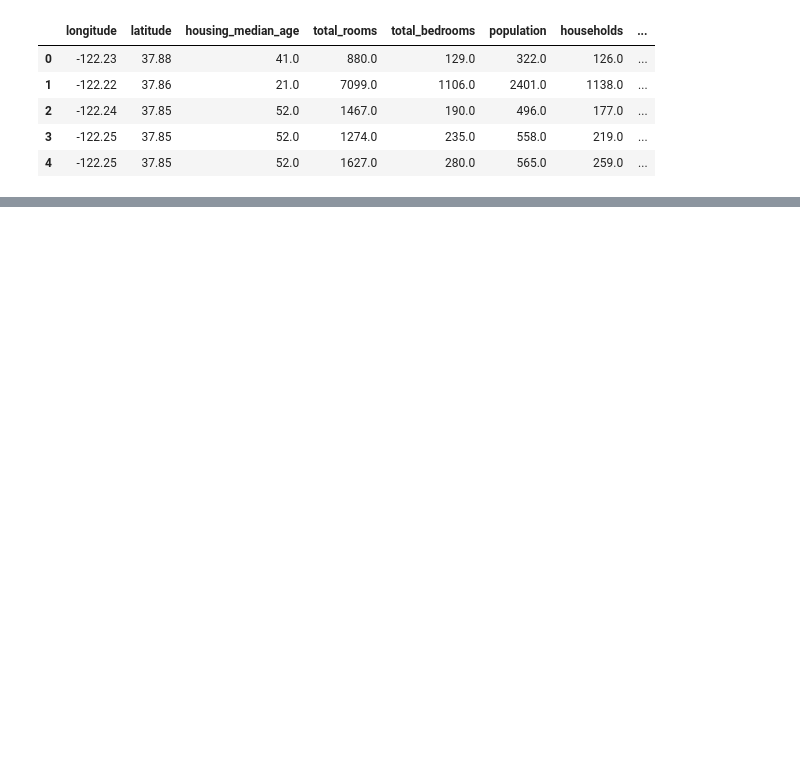
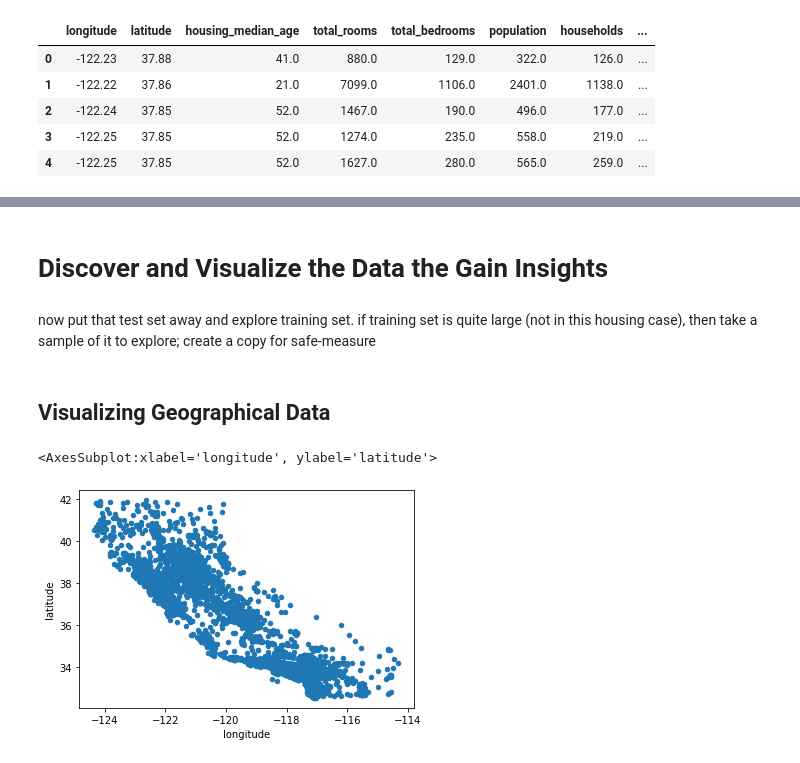
Before and after one commit to phelps-matthew/Coding-Exercises, a Jupyter notebook: ml/geron/02-End_to_end_ML_Project.ipynb, the cells around one changed output, grey strips where cells are left out. Saved outputs shown, nothing was run; the diff lists cells and outputs as text; code cells hidden in the pictures; blank space fills up the shorter version.

```diff
--- a/ml/geron/02-End_to_end_ML_Project.ipynb
+++ b/ml/geron/02-End_to_end_ML_Project.ipynb
@@ -42,0 +224,7 @@ housing.head()
+# %%
+from sklearn.model_selection import StratifiedShuffleSplit
+
+split = StratifiedShuffleSplit(n_splits=1, test_size=0.2, random_state=42)
+for train_index, test_index in split.split(housing, housing["income_cat"]):
+    strat_train_set = housing.loc[train_index]
+    strat_test_set = housing.loc[test_index]
@@ -42,0 +282,13 @@ housing.head()
+# %% [markdown]
+# Discover and Visualize the Data the Gain Insights
+# %% [markdown]
+now put that test set away and explore training set. if training set is quite large (not in this housing case), then take a sample of it to explore; create a copy for safe-measure
+# %%
+housing = strat_train_set.copy()
+# %% [markdown]
+## Visualizing Geographical Data
+# %%
+housing.plot(kind="scatter", x="longitude", y="latitude")
+# %% [output]
+<AxesSubplot:xlabel='longitude', ylabel='latitude'>
+[figure, added]
```
Also changed, not shown: parts of 45 cells of this notebook.
